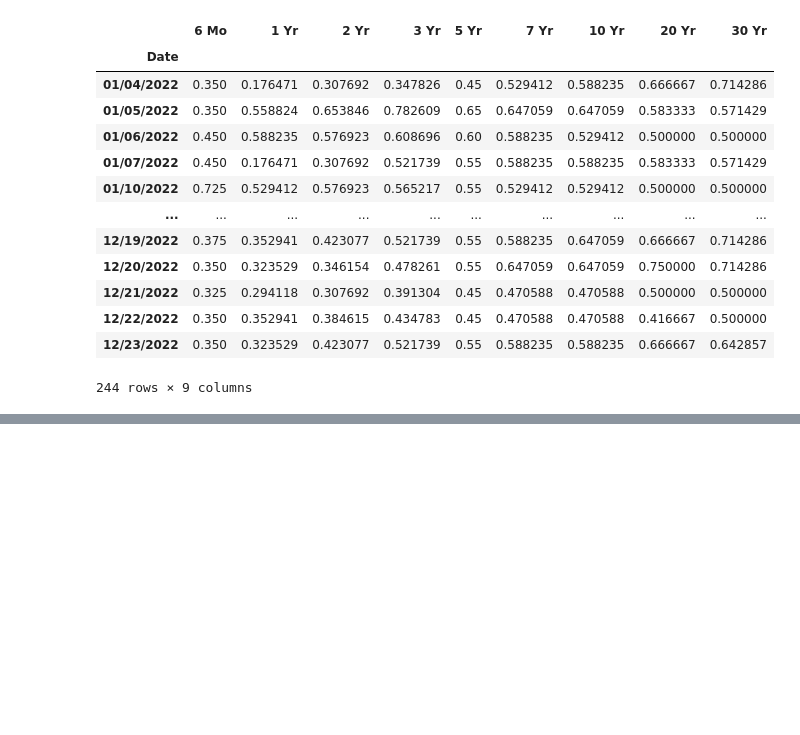
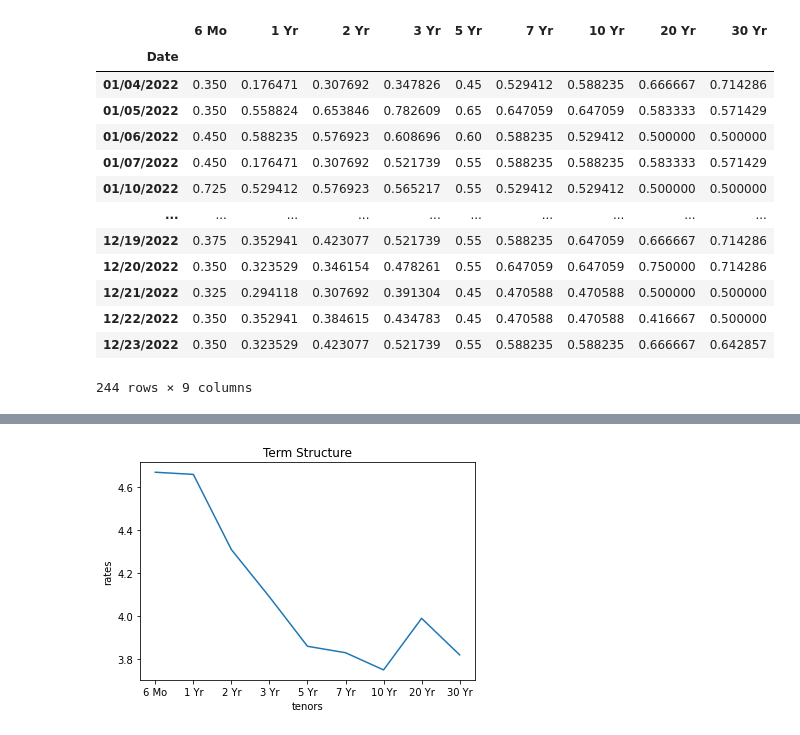
Before and after one commit to AMAYadav/PROJECTS-, a Jupyter notebook: market_risk_01_pca.ipynb, the cells around one changed output, grey strips where cells are left out. Saved outputs shown, nothing was run; the diff lists cells and outputs as text; code cells hidden in the pictures; blank space fills up the shorter version.

```diff
--- a/market_risk_01_pca.ipynb
+++ b/market_risk_01_pca.ipynb
@@ -143,0 +160,13 @@ results.loc[['cumulative sum_explained_variance_ratio_',]].plot.bar(legend=True,
+# %%
+# fig = plt.figure()
+# plt.plot(data)
+# fig.suptitle('test title', fontsize=20)
+# plt.xlabel('xlabel', fontsize=18)
+# plt.ylabel('ylabel', fontsize=16)
+# fig.savefig('test.jpg')
+plt.ylabel(f'rates', fontsize=10)
+plt.xlabel(f'tenors', fontsize=10)
+fig=sns.lineplot(x=['6 Mo', '1 Yr', '2 Yr', '3 Yr', '5 Yr', '7 Yr', '10 Yr', '20 Yr',
+       '30 Yr'],y=[4.67, 4.66, 4.31, 4.09, 3.86, 3.83, 3.75, 3.99, 3.82],).set_title(f'Term Structure')
+# %% [output]
+[figure, added]
```
Also changed, not shown: parts of 7 cells of this notebook.
